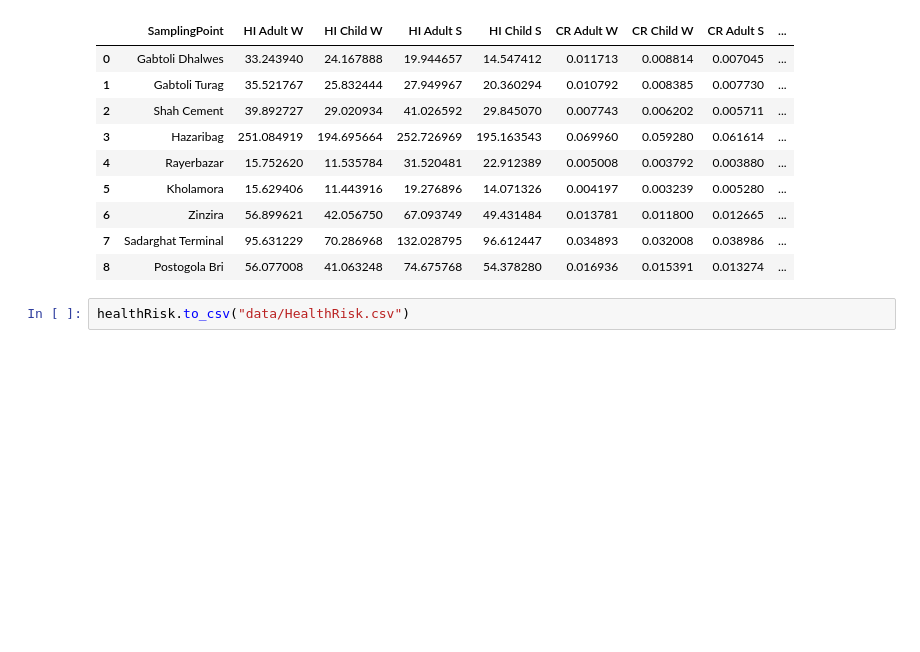
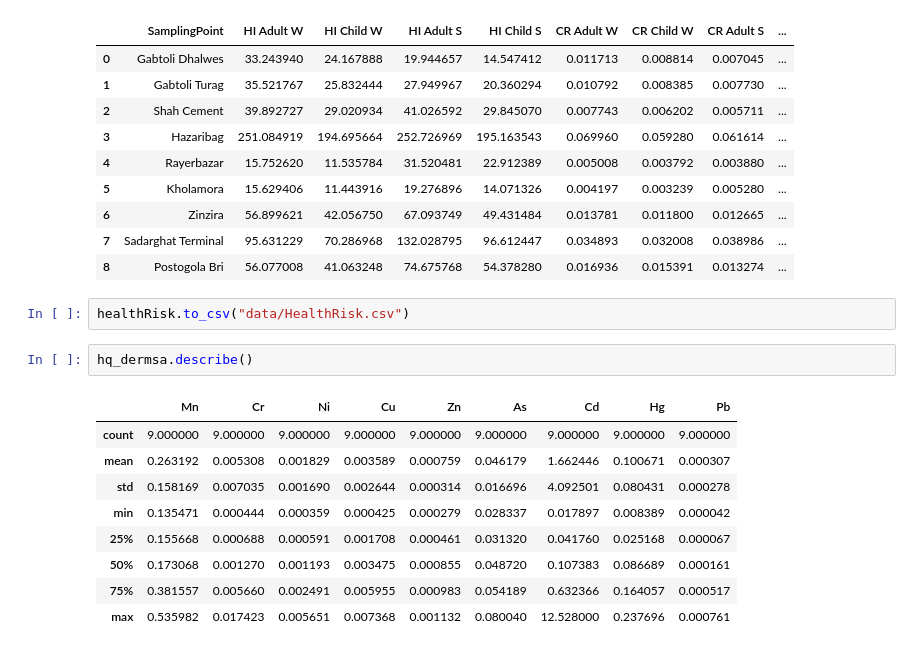
Before and after one commit to rakibhhridoy/OnGoingStudy, a Jupyter notebook: Buriganga/HealthRiskAssesment.ipynb, the cells around one changed output. Saved outputs shown, nothing was run; the diff lists cells and outputs as text; blank space fills up the shorter version.

```diff
--- a/Buriganga/HealthRiskAssesment.ipynb
+++ b/Buriganga/HealthRiskAssesment.ipynb
@@ -2214,3 +2227,15 @@ healthRisk
 | 8 | Postogola Bri | 56.077008 | 41.063248 | 74.675768 | 54.378280 | 0.016936 | 0.015391 | 0.013274 | ... |
 # %%
 healthRisk.to_csv("data/HealthRisk.csv")
+# %%
+hq_dermsa.describe()
+# %% [output]
+|  | Mn | Cr | Ni | Cu | Zn | As | Cd | Hg | Pb |
+| count | 9.000000 | 9.000000 | 9.000000 | 9.000000 | 9.000000 | 9.000000 | 9.000000 | 9.000000 | 9.000000 |
+| mean | 0.263192 | 0.005308 | 0.001829 | 0.003589 | 0.000759 | 0.046179 | 1.662446 | 0.100671 | 0.000307 |
+| std | 0.158169 | 0.007035 | 0.001690 | 0.002644 | 0.000314 | 0.016696 | 4.092501 | 0.080431 | 0.000278 |
+| min | 0.135471 | 0.000444 | 0.000359 | 0.000425 | 0.000279 | 0.028337 | 0.017897 | 0.008389 | 0.000042 |
+| 25% | 0.155668 | 0.000688 | 0.000591 | 0.001708 | 0.000461 | 0.031320 | 0.041760 | 0.025168 | 0.000067 |
+| 50% | 0.173068 | 0.001270 | 0.001193 | 0.003475 | 0.000855 | 0.048720 | 0.107383 | 0.086689 | 0.000161 |
+| 75% | 0.381557 | 0.005660 | 0.002491 | 0.005955 | 0.000983 | 0.054189 | 0.632366 | 0.164057 | 0.000517 |
+| max | 0.535982 | 0.017423 | 0.005651 | 0.007368 | 0.001132 | 0.080040 | 12.528000 | 0.237696 | 0.000761 |
```
Also changed, not shown: parts of 17 cells of this notebook, 3 other files.
